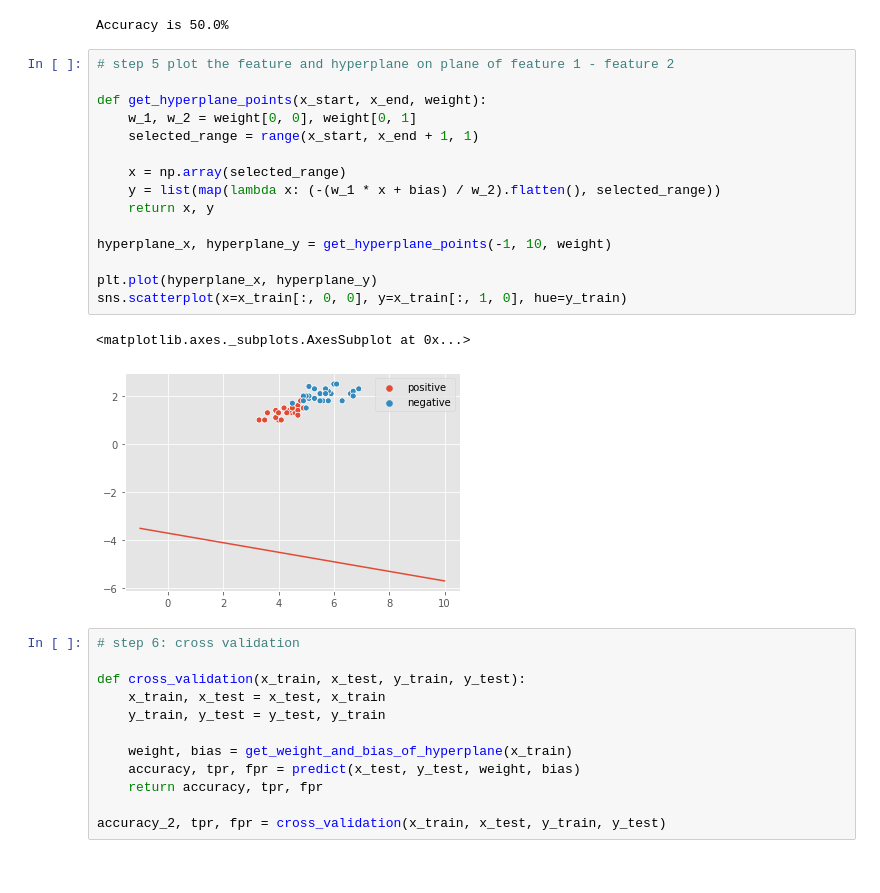
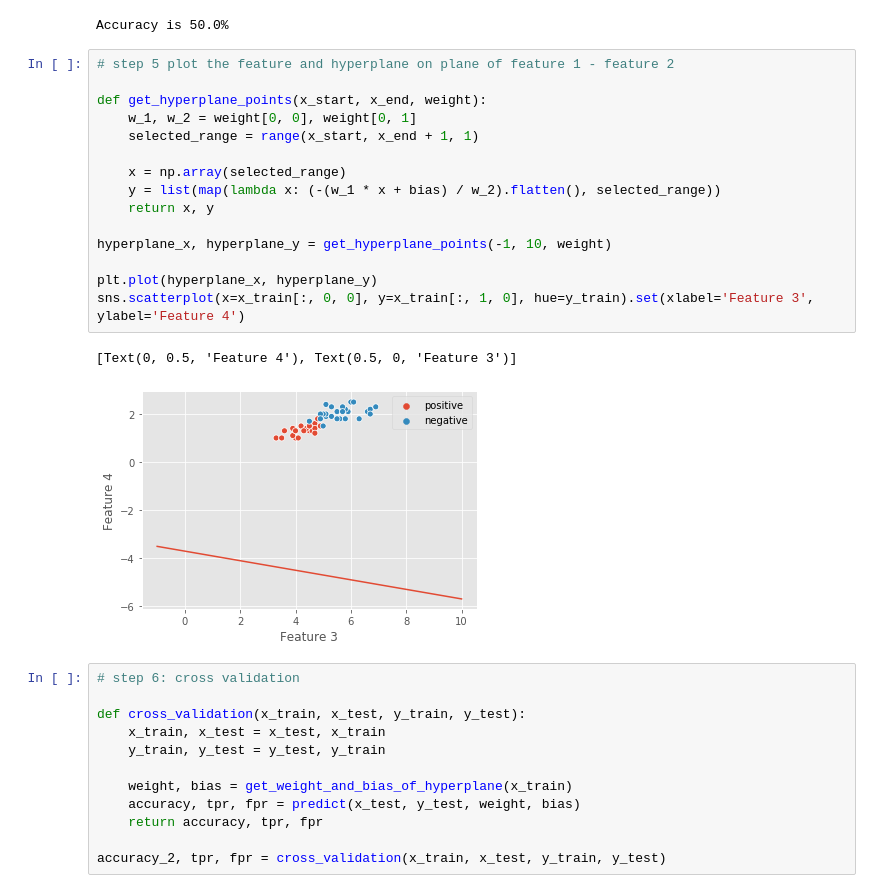
Before and after one commit to darkfanxing/artifical-intelligence-homework, a Jupyter notebook: homework-2/106300124_HW2.ipynb, the cells around one changed output. Cells and saved outputs as stored; diff of their text form.

Commit message:
Add x and y label into scatter plot

```diff
--- a/homework-2/106300124_HW2.ipynb
+++ b/homework-2/106300124_HW2.ipynb
@@ -145,21 +145,21 @@ Accuracy is 50.0%
 # %%
 # step 5 plot the feature and hyperplane on plane of feature 1 - feature 2
 
 def get_hyperplane_points(x_start, x_end, weight):
     w_1, w_2 = weight[0, 0], weight[0, 1]
     selected_range = range(x_start, x_end + 1, 1)
 
     x = np.array(selected_range)
     y = list(map(lambda x: (-(w_1 * x + bias) / w_2).flatten(), selected_range))
     return x, y
 
 hyperplane_x, hyperplane_y = get_hyperplane_points(-1, 10, weight)
 
 plt.plot(hyperplane_x, hyperplane_y)
-sns.scatterplot(x=x_train[:, 0, 0], y=x_train[:, 1, 0], hue=y_train)
+sns.scatterplot(x=x_train[:, 0, 0], y=x_train[:, 1, 0], hue=y_train).set(xlabel='Feature 3', ylabel='Feature 4')
 # %% [output]
-<matplotlib.axes._subplots.AxesSubplot at 0x...>
+[Text(0, 0.5, 'Feature 4'), Text(0.5, 0, 'Feature 3')]
-[figure, old version]
+[figure, new version]
 # %%
 # step 6: cross validation
 
```
